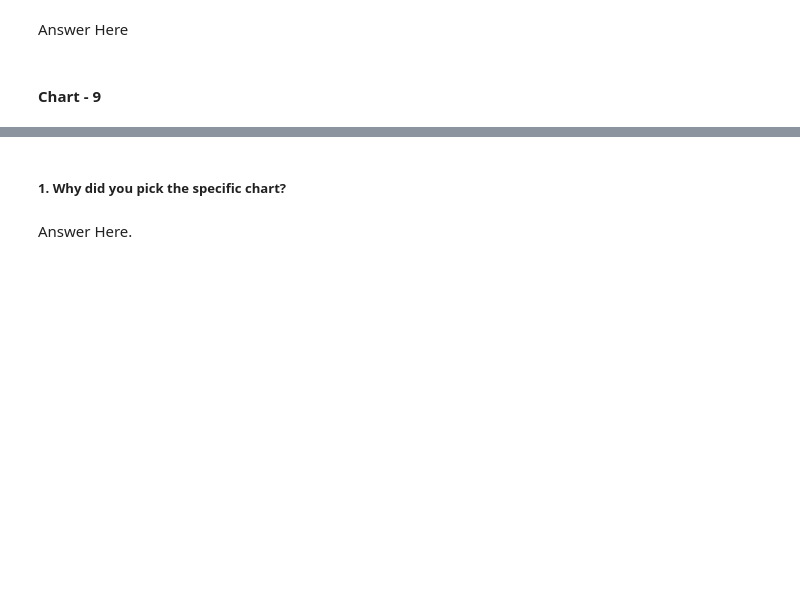
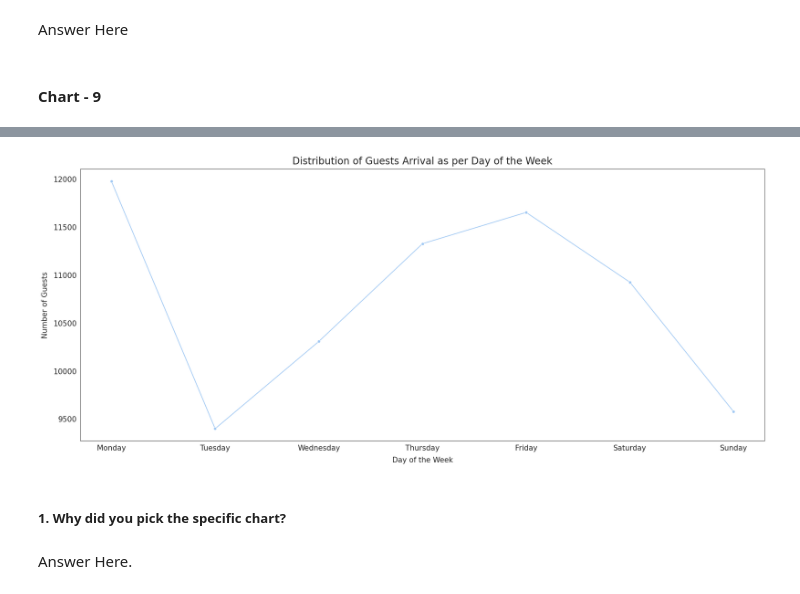
Before and after one commit to bisht-deepak/EDA, a Jupyter notebook: Hotel Booking/hotel-booking-analysis.ipynb, the cells around one changed output, grey strips where cells are left out. Drawn from its saved outputs; the diff is of its cells as text; code cells hidden in the pictures; blank space fills up the shorter version.

Commit message:
Kaggle Notebook | Hotel Booking Analysis | Version 4

```diff
--- a/Hotel Booking/hotel-booking-analysis.ipynb
+++ b/Hotel Booking/hotel-booking-analysis.ipynb
@@ -883,0 +928,12 @@ Answer Here
+# %%
+# Chart - 9 visualization code
+
+#on which day do most guests arrive
+
+arrival_day_of_the_week= (
+    hotels
+    .groupby(hotels["arrival_date"].dt.day_name().rename("day"))
+    .size()
+    .reindex(months_days.days())
+)
+arrival_day_of_the_week
@@ -884,3 +950,16 @@ Answer Here
+# %%
+fig= plt.figure(figsize= (25, 10))
+sns.lineplot(data= arrival_day_of_the_week, marker= "o")
+
+plt.title("Distribution of Guests Arrival as per Day of the Week", fontsize= 20, pad= 10)
+plt.xticks(fontsize= 15)
+plt.xlabel("Day of the Week", fontsize= 15, labelpad= 10)
+
+plt.yticks(fontsize= 15)
+plt.ylabel("Number of Guests", fontsize= 15, labelpad= 10)
+plt.show()
+# %% [output]
+[figure, added]
 # %% [markdown]
 ##### 1. Why did you pick the specific chart?
 # %% [markdown]
```
Also changed, not shown: parts of 13 cells of this notebook.
